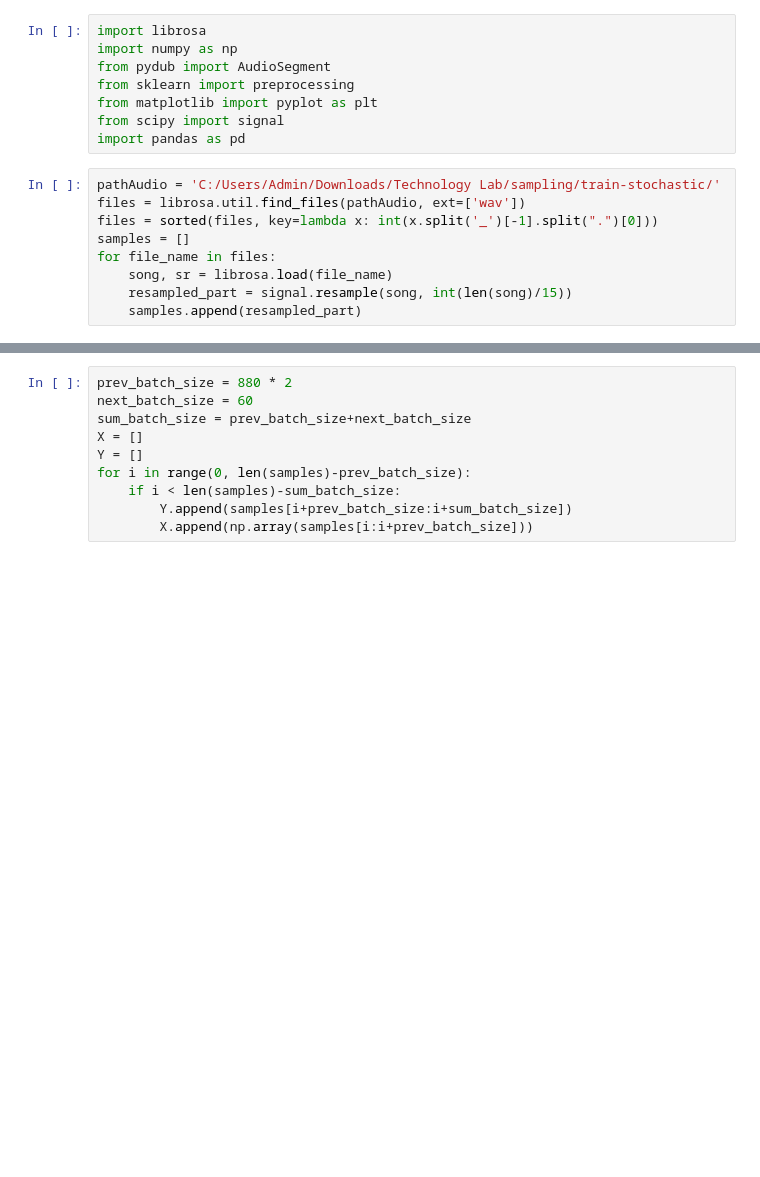
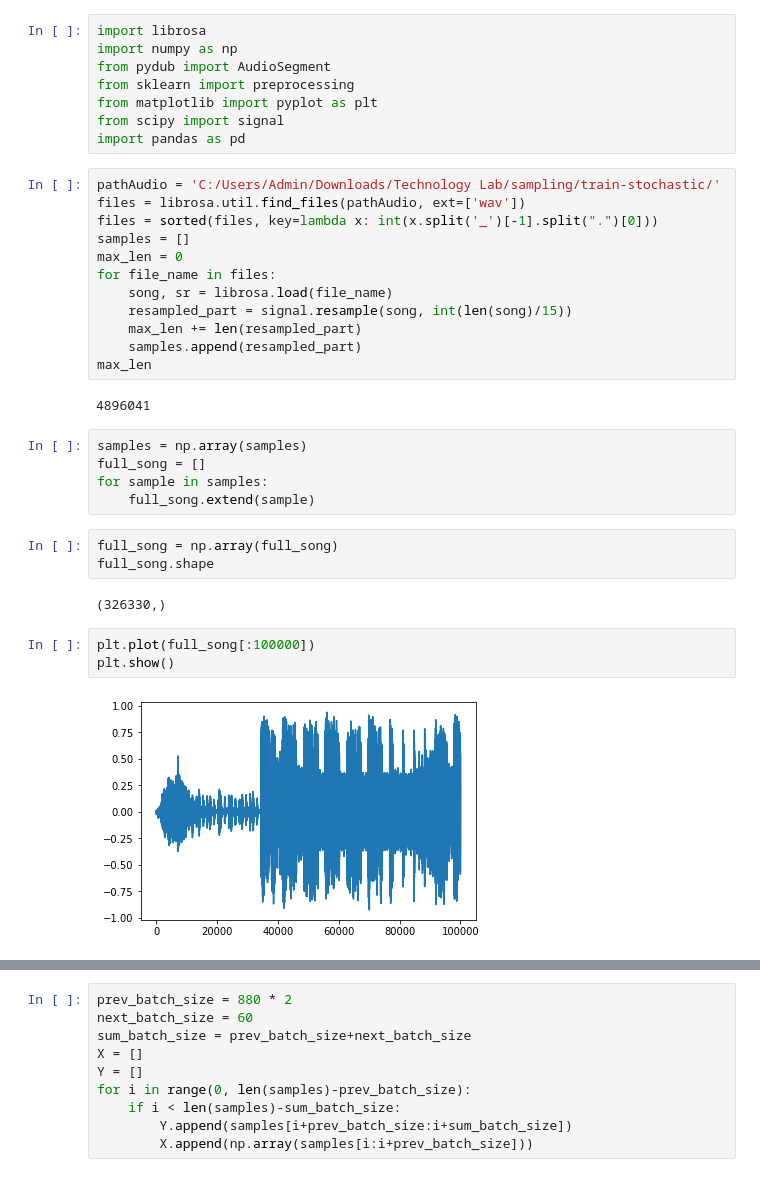
Before and after one commit to SaschaFuksa/ebeat, a Jupyter notebook: playground/sf116/Yuhee/teclab-juhee4-stochastic.ipynb, the cells around one changed output, grey strips where cells are left out. Cells and saved outputs as stored; diff of their text form; blank space fills up the shorter version.

```diff
--- a/playground/sf116/Yuhee/teclab-juhee4-stochastic.ipynb
+++ b/playground/sf116/Yuhee/teclab-juhee4-stochastic.ipynb
@@ -11,8 +11,28 @@ pathAudio = 'C:/Users/Admin/Downloads/Technology Lab/sampling/train-stochastic/'
 files = librosa.util.find_files(pathAudio, ext=['wav'])
 files = sorted(files, key=lambda x: int(x.split('_')[-1].split(".")[0]))
 samples = []
+max_len = 0
 for file_name in files:
     song, sr = librosa.load(file_name)
     resampled_part = signal.resample(song, int(len(song)/15))
+    max_len += len(resampled_part)
     samples.append(resampled_part)
+max_len
+# %% [output]
+4896041
+# %%
+samples = np.array(samples)
+full_song = []
+for sample in samples:
+    full_song.extend(sample)
+# %%
+full_song = np.array(full_song)
+full_song.shape
+# %% [output]
+(326330,)
+# %%
+plt.plot(full_song[:100000])
+plt.show()
+# %% [output]
+[figure, added]
 # %%
```
Also changed, not shown: parts of 1 cell of this notebook.
